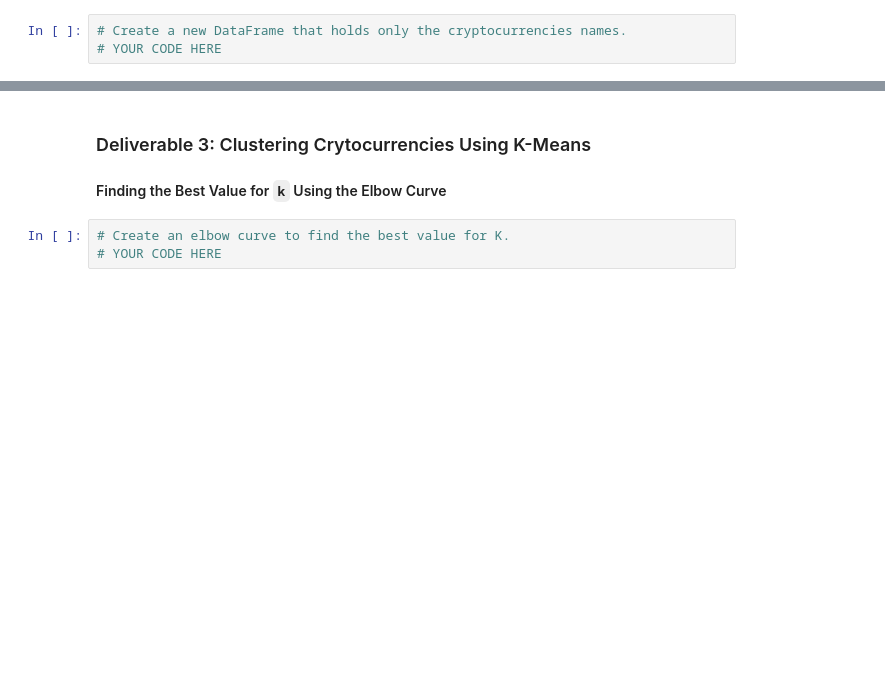
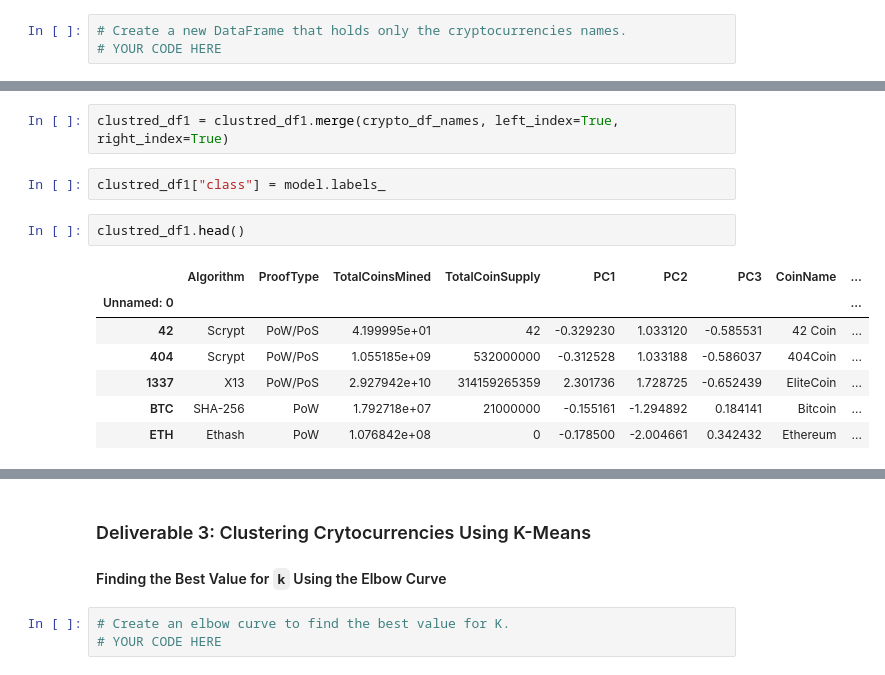
Before and after one commit to mustafaikizler/Cryptocurrencies, a Jupyter notebook: crypto_clustering.ipynb, the cells around one changed output, grey strips where cells are left out. Saved outputs shown, nothing was run; the diff lists cells and outputs as text; blank space fills up the shorter version.

```diff
--- a/crypto_clustering.ipynb
+++ b/crypto_clustering.ipynb
@@ -297,0 +293,14 @@ array([[-0.33285464,  1.0383583 , -0.56494435],
+# %%
+clustred_df1 = clustred_df1.merge(crypto_df_names, left_index=True, right_index=True)
+# %%
+clustred_df1["class"] = model.labels_
+# %%
+clustred_df1.head()
+# %% [output]
+|  | Algorithm | ProofType | TotalCoinsMined | TotalCoinSupply | PC1 | PC2 | PC3 | CoinName | ... |
+| Unnamed: 0 |  |  |  |  |  |  |  |  | ... |
+| 42 | Scrypt | PoW/PoS | 4.199995e+01 | 42 | -0.329230 | 1.033120 | -0.585531 | 42 Coin | ... |
+| 404 | Scrypt | PoW/PoS | 1.055185e+09 | 532000000 | -0.312528 | 1.033188 | -0.586037 | 404Coin | ... |
+| 1337 | X13 | PoW/PoS | 2.927942e+10 | 314159265359 | 2.301736 | 1.728725 | -0.652439 | EliteCoin | ... |
+| BTC | SHA-256 | PoW | 1.792718e+07 | 21000000 | -0.155161 | -1.294892 | 0.184141 | Bitcoin | ... |
+| ETH | Ethash | PoW | 1.076842e+08 | 0 | -0.178500 | -2.004661 | 0.342432 | Ethereum | ... |
```
Also changed, not shown: parts of 28 cells of this notebook.
